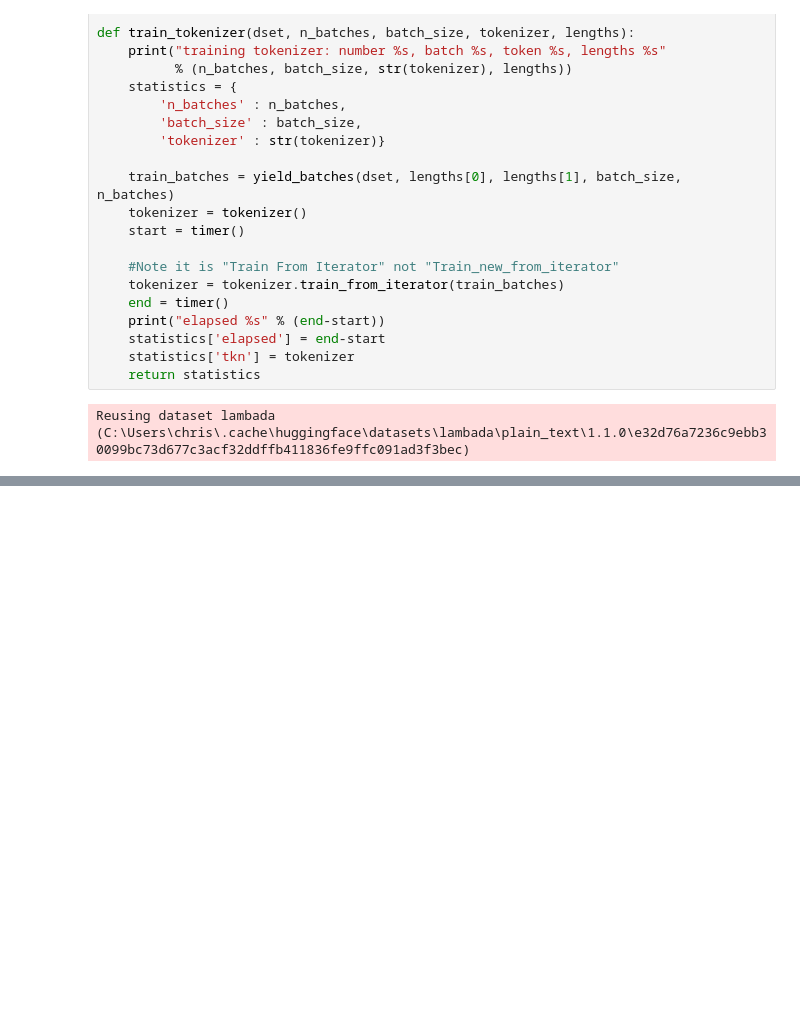
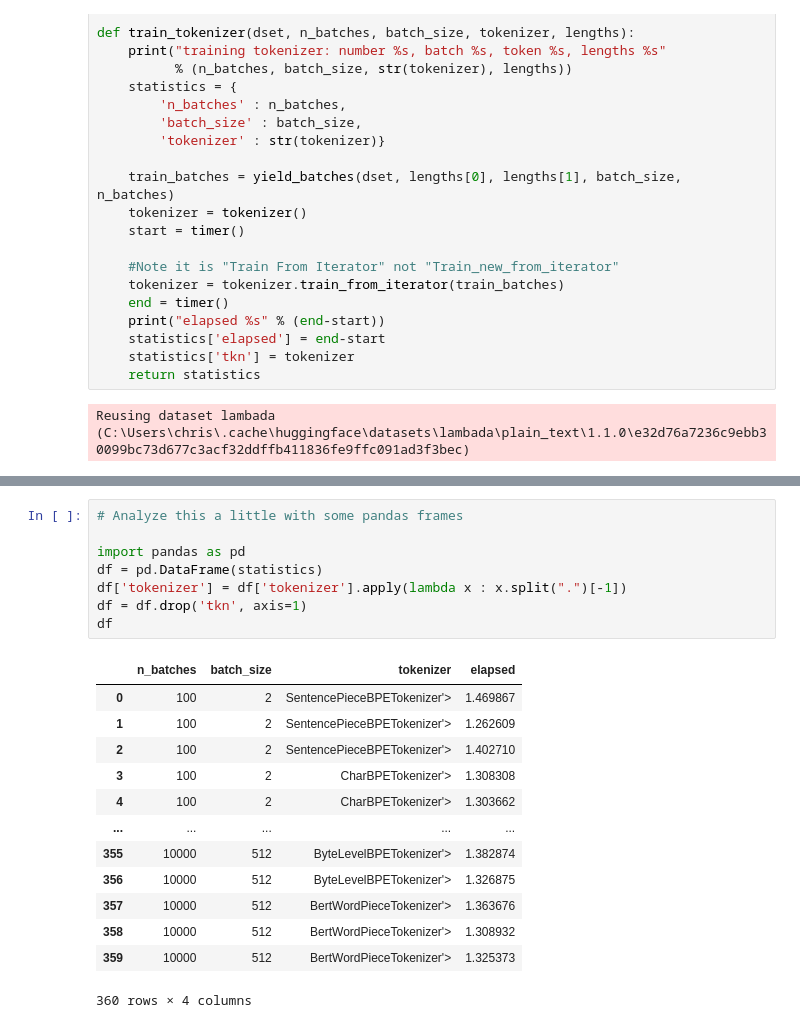
Before and after one commit to smithblack-0/qa, a Jupyter notebook: Documentation/HuggingFaceTokenizers.ipynb, the cells around one changed output, grey strips where cells are left out. Cells and saved outputs as stored; diff of their text form; blank space fills up the shorter version.

```diff
--- a/Documentation/HuggingFaceTokenizers.ipynb
+++ b/Documentation/HuggingFaceTokenizers.ipynb
@@ -406,0 +407,22 @@ training tokenizer: number 100, batch 2, token <class 'tokenizers.implementation
+# %%
+# Analyze this a little with some pandas frames
+
+import pandas as pd
+df = pd.DataFrame(statistics)
+df['tokenizer'] = df['tokenizer'].apply(lambda x : x.split(".")[-1])
+df = df.drop('tkn', axis=1)
+df
+# %% [output]
+|  | n_batches | batch_size | tokenizer | elapsed |
+| 0 | 100 | 2 | SentencePieceBPETokenizer'> | 1.469867 |
+| 1 | 100 | 2 | SentencePieceBPETokenizer'> | 1.262609 |
+| 2 | 100 | 2 | SentencePieceBPETokenizer'> | 1.402710 |
+| 3 | 100 | 2 | CharBPETokenizer'> | 1.308308 |
+| 4 | 100 | 2 | CharBPETokenizer'> | 1.303662 |
+| ... | ... | ... | ... | ... |
+| 355 | 10000 | 512 | ByteLevelBPETokenizer'> | 1.382874 |
+| 356 | 10000 | 512 | ByteLevelBPETokenizer'> | 1.326875 |
+| 357 | 10000 | 512 | BertWordPieceTokenizer'> | 1.363676 |
+| 358 | 10000 | 512 | BertWordPieceTokenizer'> | 1.308932 |
+| 359 | 10000 | 512 | BertWordPieceTokenizer'> | 1.325373 |
+360 rows × 4 columns
```
Also changed, not shown: parts of 2 cells of this notebook.
